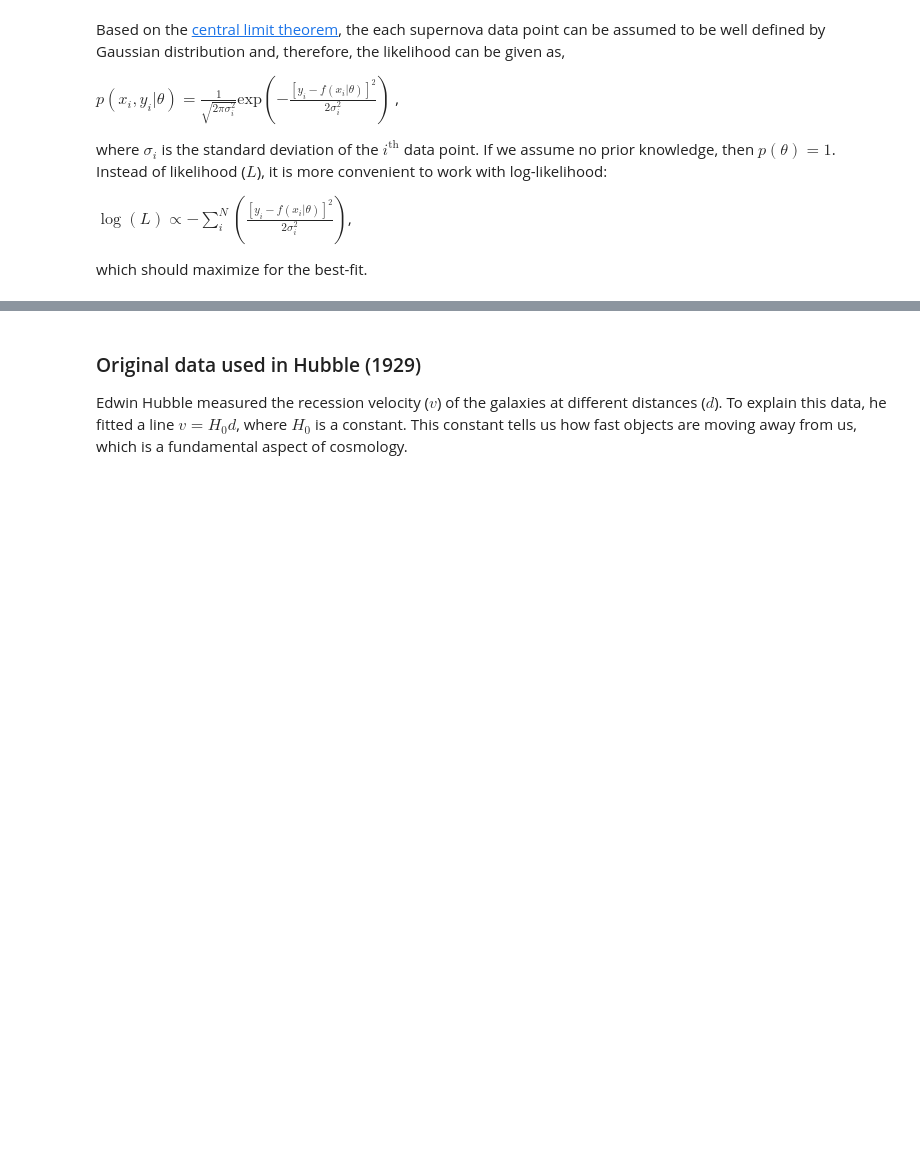
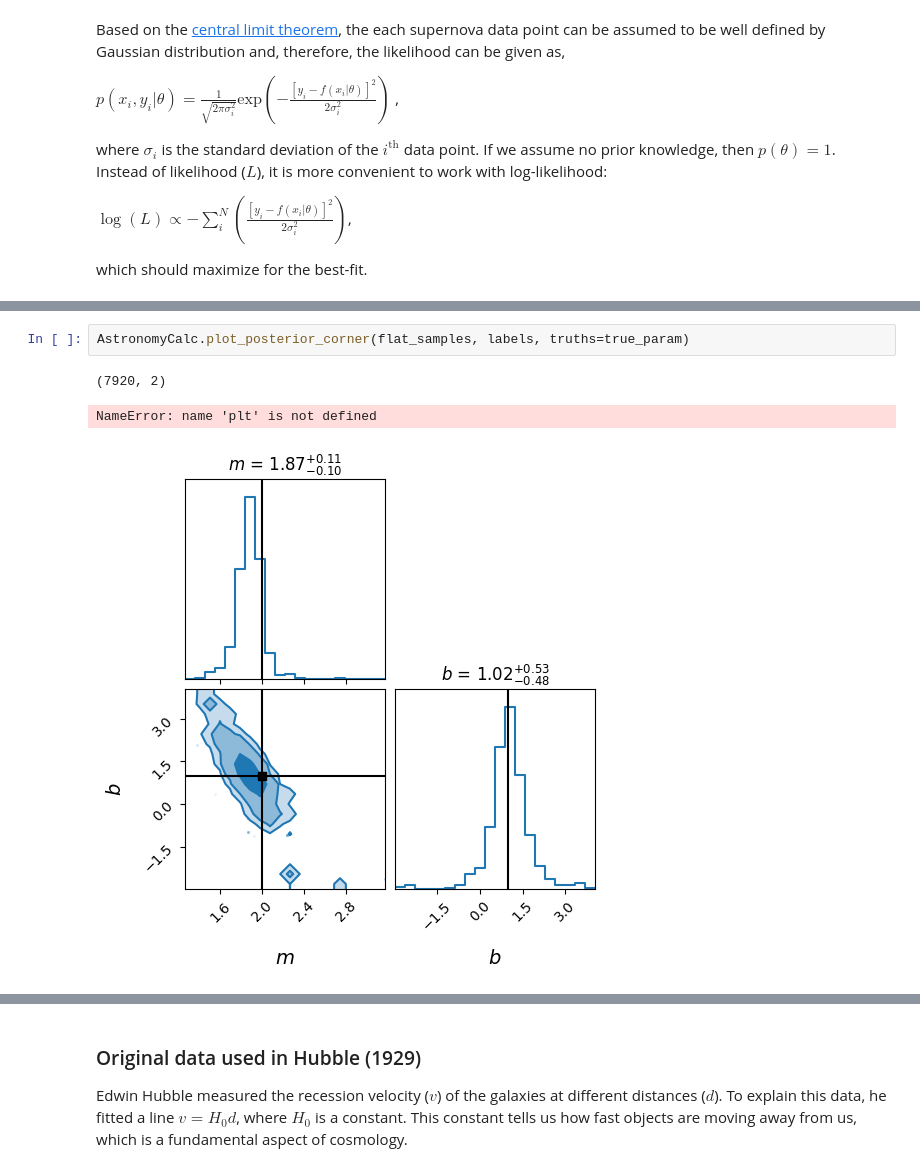
Before and after one commit to sambit-giri/AstronomyCalc, a Jupyter notebook: notebooks/bayesian_inference.ipynb, the cells around one changed output, grey strips where cells are left out. Saved outputs shown, nothing was run; the diff lists cells and outputs as text; blank space fills up the shorter version.

```diff
--- a/notebooks/bayesian_inference.ipynb
+++ b/notebooks/bayesian_inference.ipynb
@@ -144,0 +237,6 @@ mh = AstronomyCalc.MetropolisHastings(nwalkers=nwalkers, ndim=ndim, log_probabil
+# %%
+AstronomyCalc.plot_posterior_corner(flat_samples, labels, truths=true_param)
+# %% [output]
+(7920, 2)
+NameError: name 'plt' is not defined
+[figure, added]
```
Also changed, not shown: parts of 39 cells of this notebook, 1 other file.
